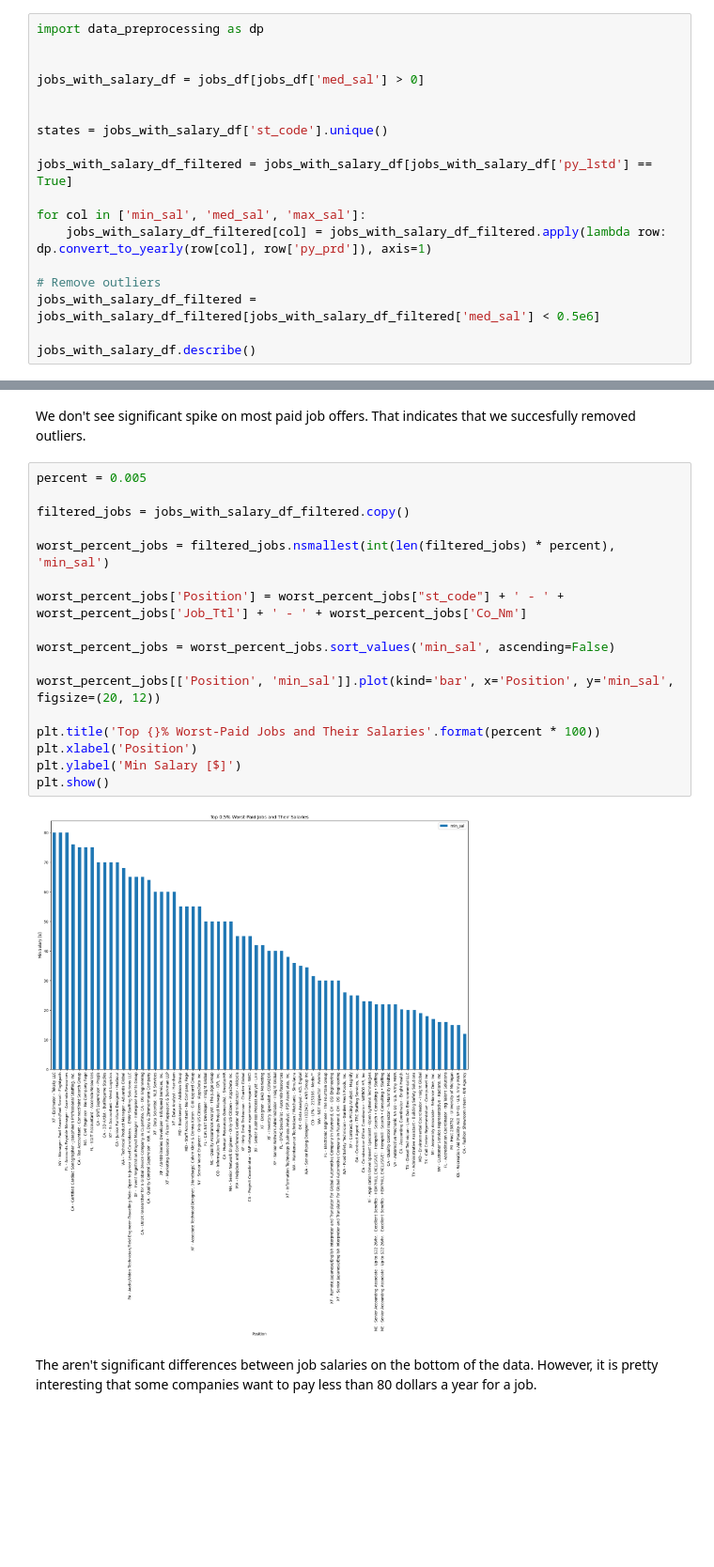
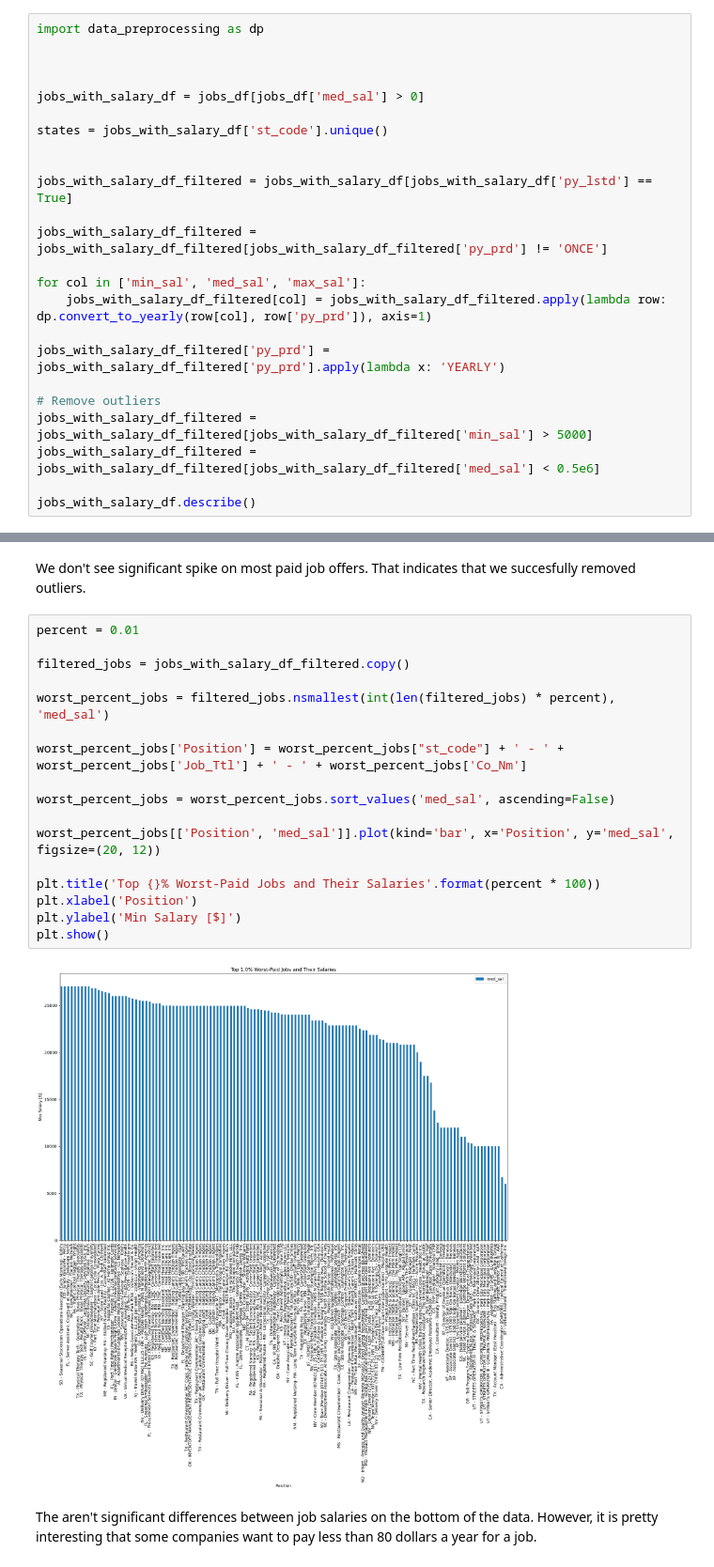
Before and after one commit to Qubi0-0/LinkedInJobSalaryPredict, a Jupyter notebook: jobs_eda.ipynb, the cells around one changed output, grey strips where cells are left out. Shown at 94% size. Drawn from its saved outputs; the diff is of its cells as text; blank space fills up the shorter version.

```diff
--- a/jobs_eda.ipynb
+++ b/jobs_eda.ipynb
@@ -93,17 +93,23 @@ It seems that job posts are only from US and job state codes refers to US states
 import data_preprocessing as dp
 
 
+
 jobs_with_salary_df = jobs_df[jobs_df['med_sal'] > 0]
-
 
 states = jobs_with_salary_df['st_code'].unique()
 
+
 jobs_with_salary_df_filtered = jobs_with_salary_df[jobs_with_salary_df['py_lstd'] == True]
+
+jobs_with_salary_df_filtered = jobs_with_salary_df_filtered[jobs_with_salary_df_filtered['py_prd'] != 'ONCE']
 
 for col in ['min_sal', 'med_sal', 'max_sal']:
     jobs_with_salary_df_filtered[col] = jobs_with_salary_df_filtered.apply(lambda row: dp.convert_to_yearly(row[col], row['py_prd']), axis=1)
 
+jobs_with_salary_df_filtered['py_prd'] = jobs_with_salary_df_filtered['py_prd'].apply(lambda x: 'YEARLY')
+
 # Remove outliers
+jobs_with_salary_df_filtered = jobs_with_salary_df_filtered[jobs_with_salary_df_filtered['min_sal'] > 5000]
 jobs_with_salary_df_filtered = jobs_with_salary_df_filtered[jobs_with_salary_df_filtered['med_sal'] < 0.5e6]
 
 jobs_with_salary_df.describe()
@@ -191,24 +189,24 @@ plt.show()
 # %% [markdown]
 We don't see significant spike on most paid job offers. That indicates that we succesfully removed outliers.
 # %%
-percent = 0.005
+percent = 0.01
 
 filtered_jobs = jobs_with_salary_df_filtered.copy()
 
-worst_percent_jobs = filtered_jobs.nsmallest(int(len(filtered_jobs) * percent), 'min_sal')
+worst_percent_jobs = filtered_jobs.nsmallest(int(len(filtered_jobs) * percent), 'med_sal')
 
 worst_percent_jobs['Position'] = worst_percent_jobs["st_code"] + ' - ' + worst_percent_jobs['Job_Ttl'] + ' - ' + worst_percent_jobs['Co_Nm']
 
-worst_percent_jobs = worst_percent_jobs.sort_values('min_sal', ascending=False)
+worst_percent_jobs = worst_percent_jobs.sort_values('med_sal', ascending=False)
 
-worst_percent_jobs[['Position', 'min_sal']].plot(kind='bar', x='Position', y='min_sal', figsize=(20, 12))
+worst_percent_jobs[['Position', 'med_sal']].plot(kind='bar', x='Position', y='med_sal', figsize=(20, 12))
 
 plt.title('Top {}% Worst-Paid Jobs and Their Salaries'.format(percent * 100))
 plt.xlabel('Position')
 plt.ylabel('Min Salary [$]')
 plt.show()
 # %% [output]
-[figure, old version]
+[figure, new version]
 # %% [markdown]
 The aren't significant differences between job salaries on the bottom of the data. However, it is pretty interesting that some companies want to pay less than 80 dollars a year for a job.
 # %%
```
Also changed, not shown: parts of 5 cells of this notebook.
